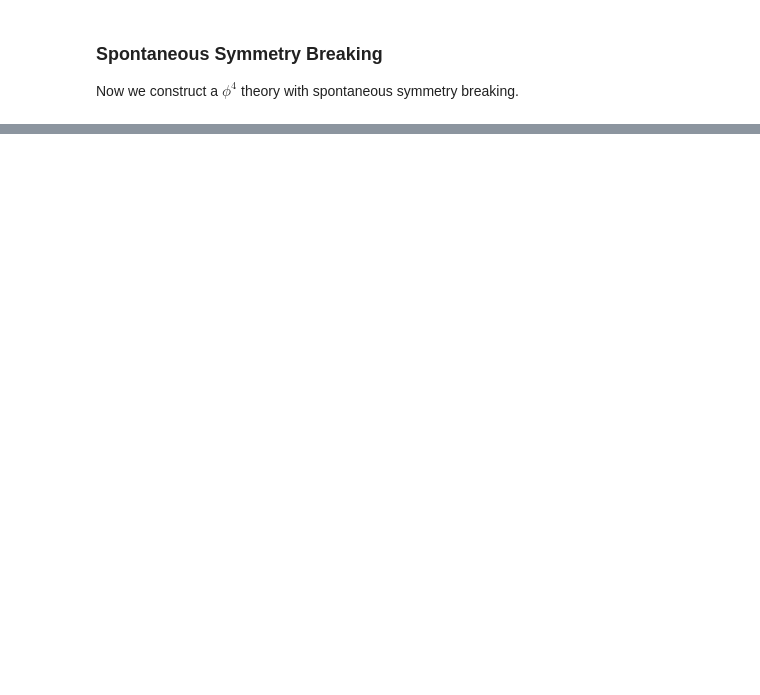
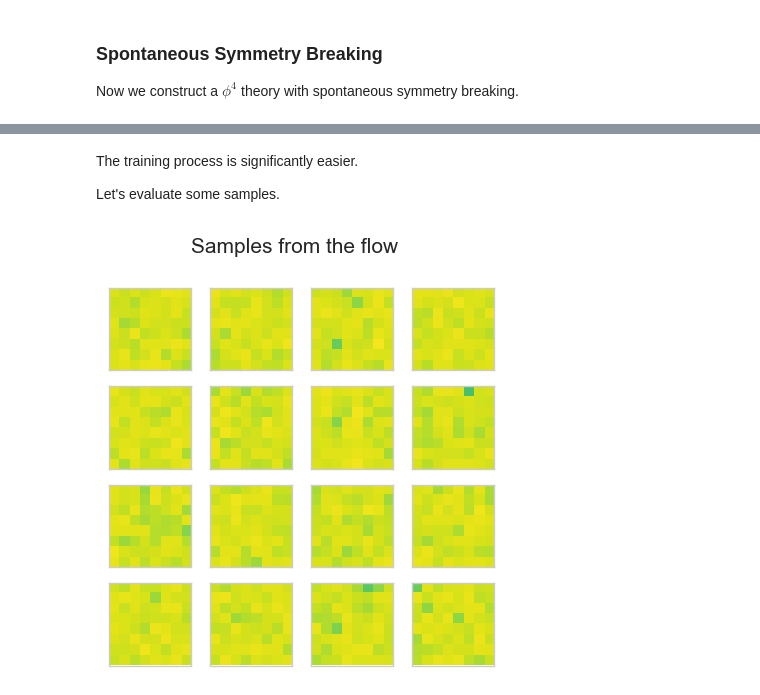
Before and after one commit to haimengzhao/computational-qm, a Jupyter notebook: project/project.ipynb, the cells around one changed output, grey strips where cells are left out. Cells and saved outputs as stored; diff of their text form; code cells hidden in the pictures; blank space fills up the shorter version.

```diff
--- a/project/project.ipynb
+++ b/project/project.ipynb
@@ -456,6 +458,7 @@ model['layers'].load_state_dict(state_dict)
 model['layers'].to(torch_device)
 use_pretrain = True
 # %%
+use_pretrain = False
 N_era = 25
 N_epoch = 100
 batch_size = 64
@@ -616,0 +643,19 @@ for era in range(N_era):
+# %% [markdown]
+The training process is significantly easier.
+
+Let's evaluate some samples.
+# %%
+x_torch, logq_torch = apply_flow_to_prior(prior, flow, batch_size=1024)
+x = grab(x_torch)
+
+fig, ax = plt.subplots(4, 4, dpi=125, figsize=(4,4))
+for i in range(4):
+    for j in range(4):
+        ind = i * 4 + j
+        ax[i,j].imshow(np.tanh(x[ind]), vmin=-1, vmax=1, cmap='viridis')
+        ax[i,j].axes.xaxis.set_visible(False)
+        ax[i,j].axes.yaxis.set_visible(False)
+fig.suptitle("Samples from the flow")
+plt.show()
+# %% [output]
+[figure, added]
```
Also changed, not shown: parts of 14 cells of this notebook, 3 other files.
